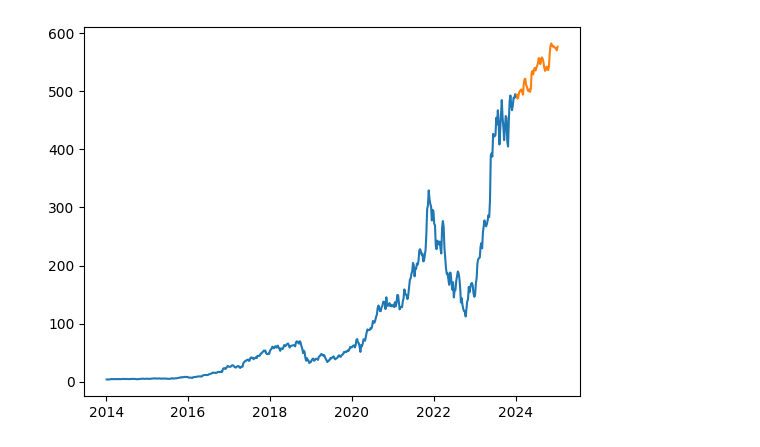
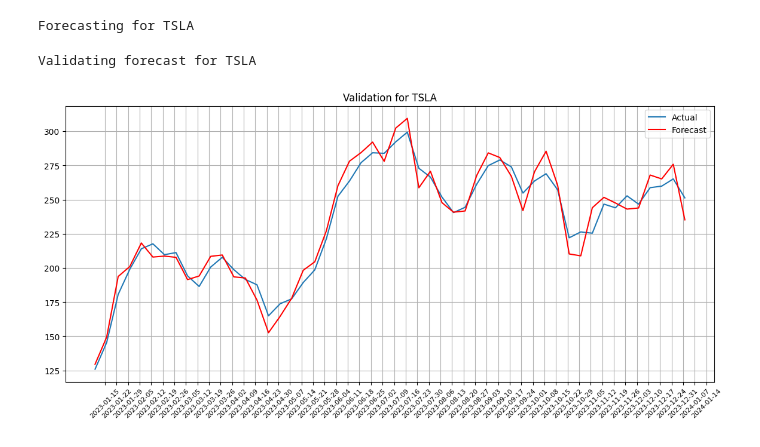
Before and after one commit to sienlonglim/financial_analysis_forecasting, a Jupyter notebook: p1_SARIMA_forecasting.ipynb, the cells around one changed output. Cells and saved outputs as stored; diff of their text form; code cells hidden in the pictures.

Commit message:
added validation function

```diff
--- a/p1_SARIMA_forecasting.ipynb
+++ b/p1_SARIMA_forecasting.ipynb
@@ -89,13 +0,0 @@ class Forecaster():
-# %%
-forecaster = Forecaster()
-
-forecaster.forecast(
-    'NVDA',
-    period='10y',
-    interval='1wk',
-    order=(1, 1, 1),
-    seasonal_order=(1, 1, 1, 52))
-
-forecaster.plot_forecast('NVDA')
-# %% [output]
-[figure, removed]
@@ -101,0 +212,9 @@ forecaster.plot_forecast('NVDA')
+# %%
+forecaster = Forecaster('TSLA', period='5y')
+
+forecaster.forecast()
+forecaster.forecast_validation()
+# %% [output]
+Forecasting for TSLA
+Validating forecast for TSLA
+[figure, added]
```
Also changed, not shown: parts of 7 cells of this notebook.
